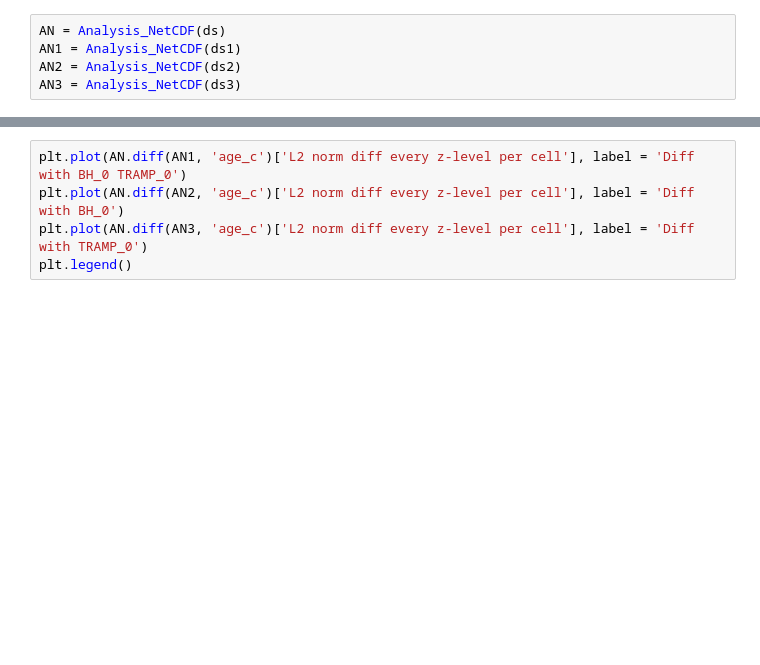
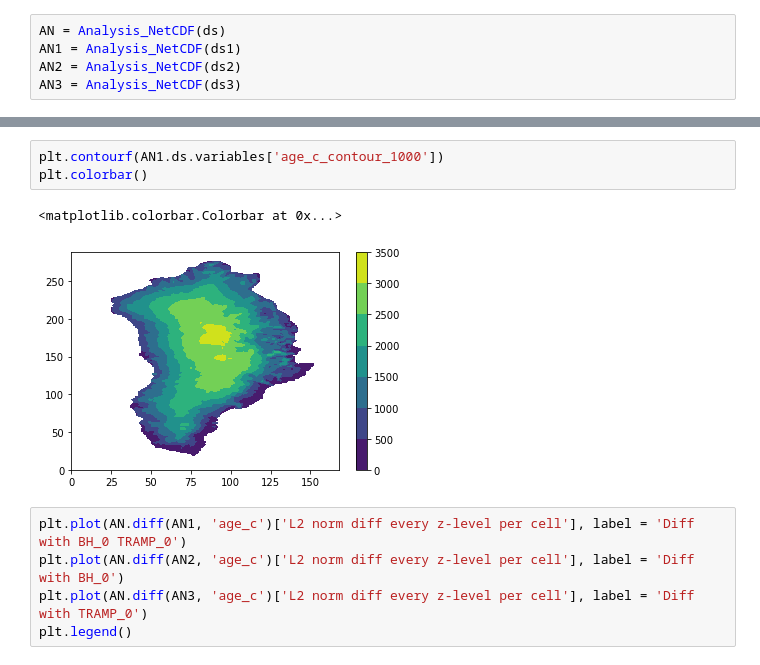
Before and after one commit to Shreyas911/sicopolis_tapenade_tools, a Jupyter notebook: forward_run_analysis/forward_run_analysis.ipynb, the cells around one changed output, grey strips where cells are left out. Cells and saved outputs as stored; diff of their text form; blank space fills up the shorter version.

```diff
--- a/forward_run_analysis/forward_run_analysis.ipynb
+++ b/forward_run_analysis/forward_run_analysis.ipynb
@@ -44,3 +102,9 @@ AN3 = Analysis_NetCDF(ds3)
+# %%
+plt.contourf(AN1.ds.variables['age_c_contour_1000'])
+plt.colorbar()
+# %% [output]
+<matplotlib.colorbar.Colorbar at 0x...>
+[figure, added]
 # %%
 plt.plot(AN.diff(AN1, 'age_c')['L2 norm diff every z-level per cell'], label = 'Diff with BH_0 TRAMP_0')
 plt.plot(AN.diff(AN2, 'age_c')['L2 norm diff every z-level per cell'], label = 'Diff with BH_0')
```
Also changed, not shown: parts of 15 cells of this notebook.
